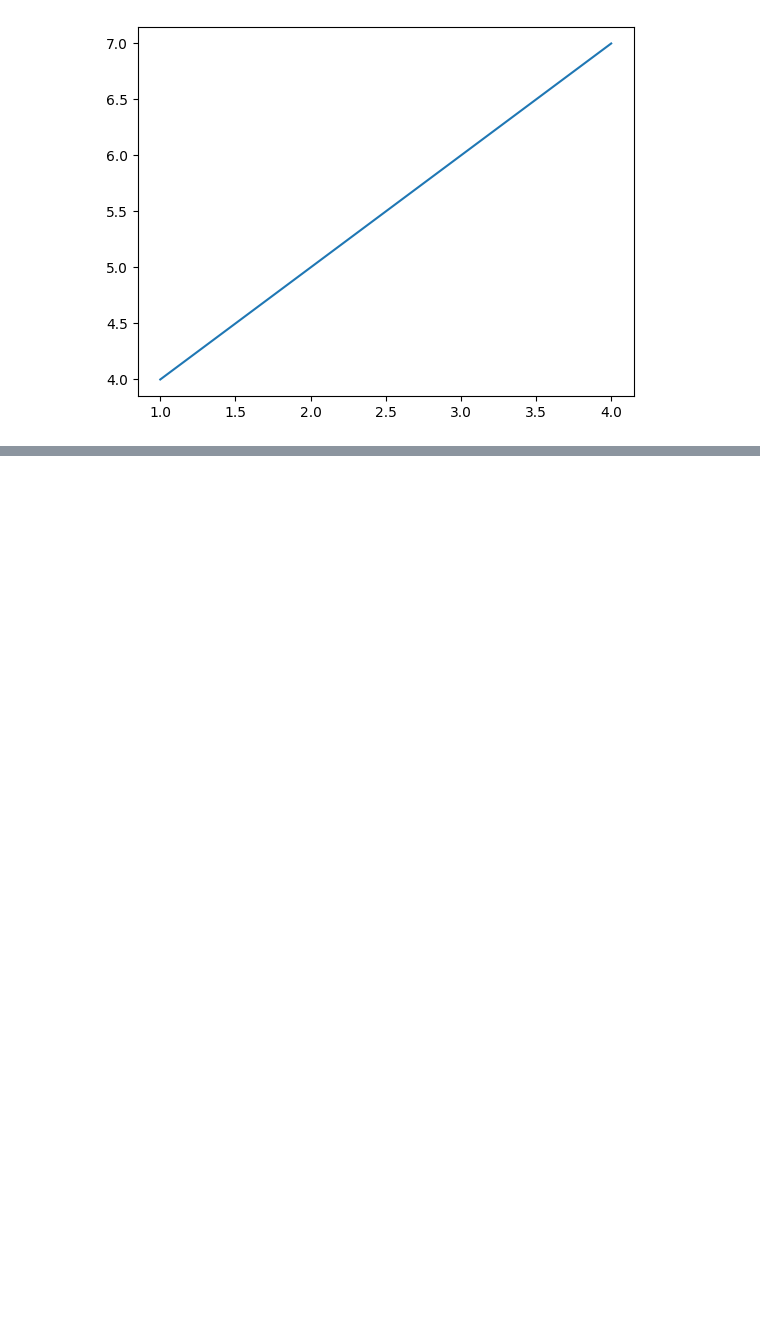
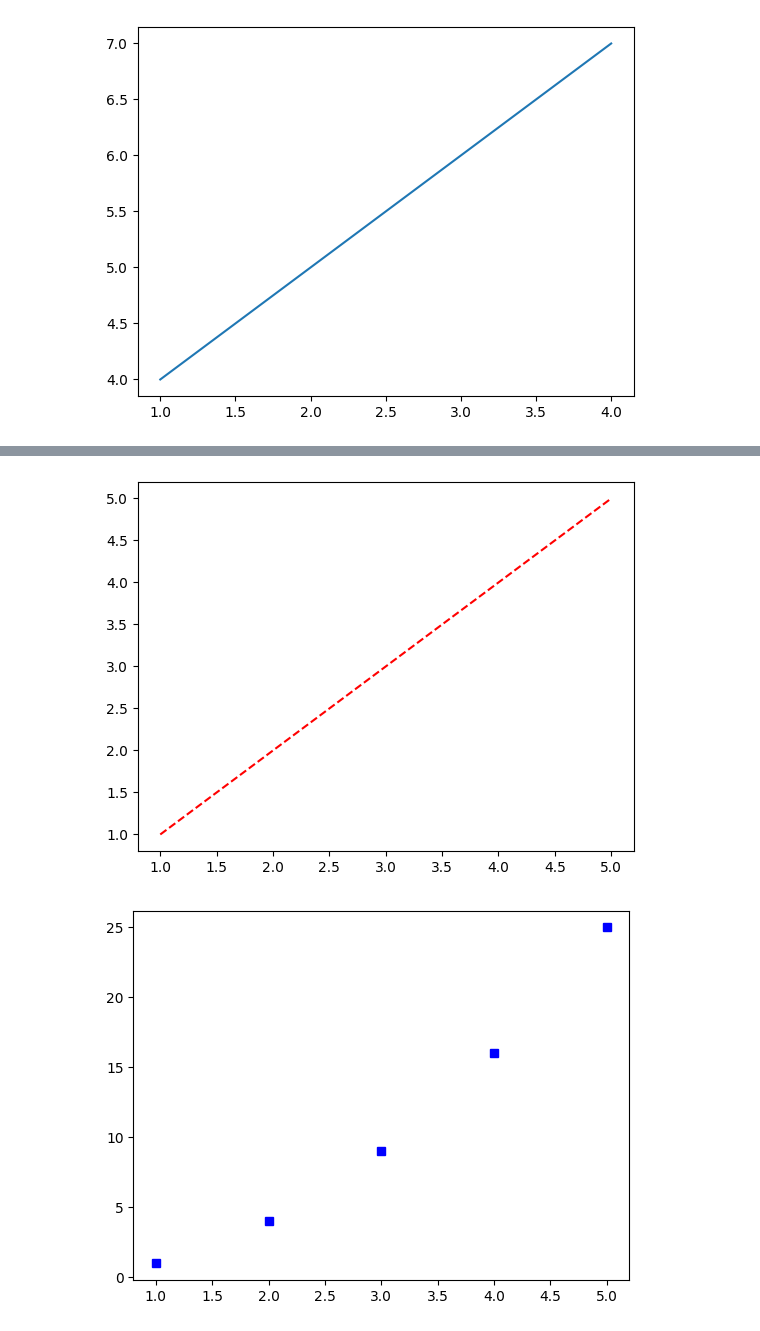
Before and after one commit to ananya-codes-data/Learning-Python, a Jupyter notebook: matplotlib.ipynb, the cells around one changed output, grey strips where cells are left out. Saved outputs shown, nothing was run; the diff lists cells and outputs as text; code cells hidden in the pictures; blank space fills up the shorter version.

```diff
--- a/matplotlib.ipynb
+++ b/matplotlib.ipynb
@@ -35,0 +71,17 @@ plt.show()
+# %%
+n = np.arange(1, 6, 1)
+
+plt.figure()
+plt.plot(n, n, 'r--')
+plt.show()
+
+plt.figure()
+plt.plot(n, n**2, 'bs')
+plt.show()
+
+plt.figure()
+plt.plot(n, n**3, 'g^')
+plt.show()
+# %% [output]
+[figure, added]
+[figure, added]
```
Also changed, not shown: parts of 10 cells of this notebook.
